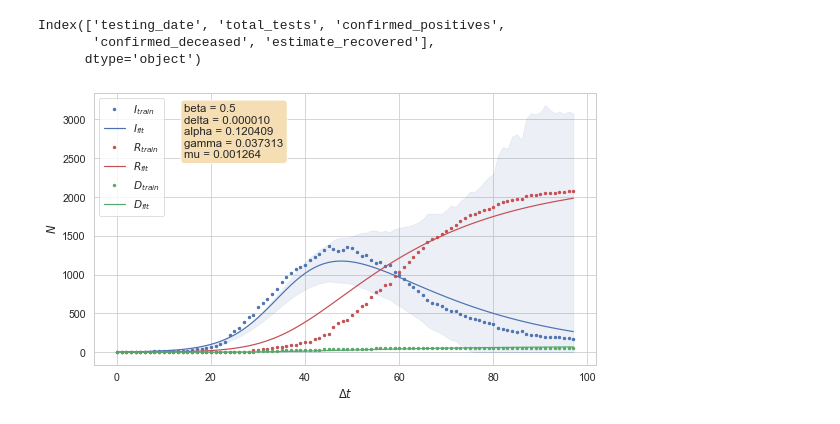
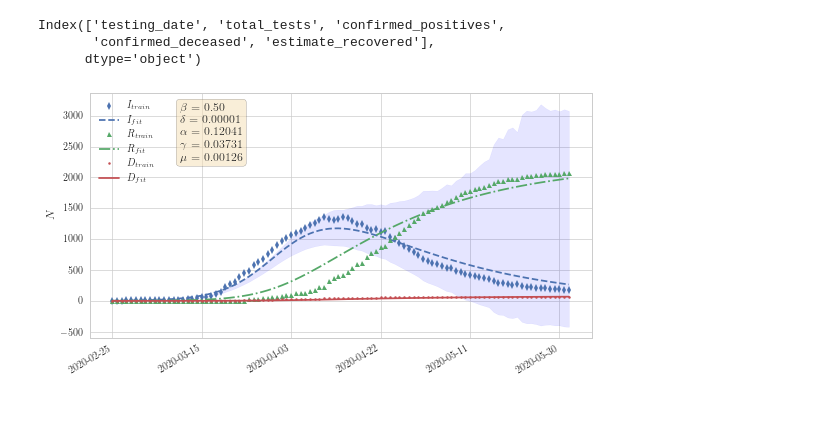
Before and after one commit to akapet00/covid-19-modelling-croatia, a Jupyter notebook: notebooks/05-SEIRD-fixed-infectious-rate-modeling.ipynb, the cells around one changed output. Drawn from its saved outputs; the diff is of its cells as text; code cells hidden in the pictures.

```diff
--- a/notebooks/05-SEIRD-fixed-infectious-rate-modeling.ipynb
+++ b/notebooks/05-SEIRD-fixed-infectious-rate-modeling.ipynb
@@ -195,41 +210,67 @@ lb_scaler = lb_active / I_train
 # %%
+# uncertainty quantification in 95% CI
+pcr_sens = 0.9
+std_sens_err = np.sqrt(np.divide(
+    (1 - pcr_sens) * pcr_sens,
+    df.confirmed_positives.values,
+    out=np.zeros(df.confirmed_positives.values.shape, dtype=float),
+    where=df.confirmed_positives.values!=0,
+))
+sens_ci = 1.960 * std_sens_err
+lb_sens = np.abs(pcr_sens - sens_ci)
+lb_true_positives = lb_sens * df.confirmed_positives.values
+lb_active = np.cumsum(lb_true_positives) - df.estimate_recovered.values
+lb_scaler = lb_active / I_train
+
 pcr_spec = 0.95
 # yesterday's test gives today's result
 total_tests = np.concatenate((np.array([df.total_tests.values[0]]), df.total_tests.values[:-1]))
 negatives = total_tests - df.confirmed_positives.values
 std_spec_err = np.sqrt(np.divide(
     (1 - pcr_spec) * pcr_spec,
     negatives,
     out=np.zeros(negatives.shape, dtype=float),
     where=negatives!=0,
 ))
 spec_ci = 1.960 * std_spec_err
 ub_specificity = np.abs(pcr_spec + spec_ci)
 ub_true_negatives = ub_specificity * negatives
 ub_false_negatives = negatives - ub_true_negatives
 ub_true_positives = ub_false_negatives + df.confirmed_positives.values
 ub_active = np.cumsum(ub_true_positives) - df.estimate_recovered.values
 ub_scaler = ub_active / I_train
-ub_scaler[np.where(ub_scaler<1)] = 1
+
+start_dt = datetime.datetime(2020, 2, 25)
+end_dt = start_dt + datetime.timedelta(I_train.size)
+dts = mdates.drange(start_dt, end_dt, datetime.timedelta(days=1))
+fig = plt.figure(figsize=(9, 5))
+ax = fig.subplots(nrows=1, ncols=1)
+ax.plot(dts, I_train, 'd', c=b, markersize=5, label='$I_{train}$')
+ax.plot(dts, I_sim, '--', c=b, markersize=5, label='$I_{fit}$')
+ax.plot(dts, R_train, '^', c=g, markersize=5, label='$R_{train}$')
+ax.plot(dts, R_sim, '-.', c=g, markersize=5, label='$R_{fit}$')
+ax.plot(dts, D_train, '.', c=r, markersize=5, label='$D_{train}$')
+ax.plot(dts, D_sim, '-', c=r, markersize=5, label='$D_{fit}$')
+ax.fill_between(dts, lb_scaler*I_sim, ub_scaler*I_sim, color='b', alpha=0.1)
+ax.text(0.18, 0.96,
+        '\n'.join((
+            r'$\beta$ = %.2f' % (beta, ),
+            r'$\delta$ = %.5f' % (params[0], ),
+            r'$\alpha$ = %.5f' % (params[1], ),
+            r'$\gamma$ = %.5f' % (params[2], ),
+            r'$\mu$ = %.5f' % (params[3], )
+        )),
+        transform=ax.transAxes,
+        verticalalignment='top',
+        bbox=dict(boxstyle='round', facecolor='wheat', alpha=0.5))
+ax.set_ylabel('$N$')
+ax.legend()
+_ = fig.gca().xaxis.set_major_formatter(mdates.DateFormatter('%Y-%m-%d'))
+_ = fig.gca().xaxis.set_major_locator(mdates.DayLocator(interval=19))
+_ = plt.gcf().autofmt_xdate()
+plt.show()
+fname = 'SEIRD_fitted_fixed-beta_first-wave_uc-90sens-95spec-95ci'
+fig.savefig(fname=os.path.join('output', 'figs', fname + '.pdf'),
+            format='pdf', bbox_inches='tight')
+# %% [output]
+[figure, added]
-# %%
-fig = plt.figure(figsize=(9, 5))
-ax = fig.subplots(nrows=1, ncols=1)
-ax.plot(I_train, '.', c='b', label='$I_{train}$')
-ax.plot(I_sim, '-', c='b', label='$I_{fit}$')
-ax.fill_between(list(range(I_train.shape[0])), lb_scaler*I_sim, ub_scaler*I_sim, color='b', alpha=0.1)
-ax.fill_between(x=list(range(I_train.shape[0])), y1=I_sim[0], y2=I_sim[2], color='b', alpha=0.1)
-ax.plot(R_train, '.', c='r', label='$R_{train}$')
-ax.plot(R_sim, '-', c='r', label='$R_{fit}$')
-ax.plot(D_train, '.', c='g', label='$D_{train}$')
-ax.plot(D_sim, '-', c='g', label='$D_{fit}$')
-ax.text(0.18, 0.96,
-        f'beta = {beta}\ndelta = {params[0]:.6f}\nalpha = {params[1]:.6f}\ngamma = {params[2]:.6f}\nmu = {params[3]:.6f}',
-        transform=ax.transAxes,
-        verticalalignment='top',
-        bbox=dict(boxstyle='round', facecolor='wheat', alpha=1))
-ax.set_xlabel('$\Delta t$')
-ax.set_ylabel('$N$')
-ax.legend()
-plt.show();
-# %% [output]
-[figure, removed]
```
Also changed, not shown: parts of 5 cells of this notebook, 4 other files.
